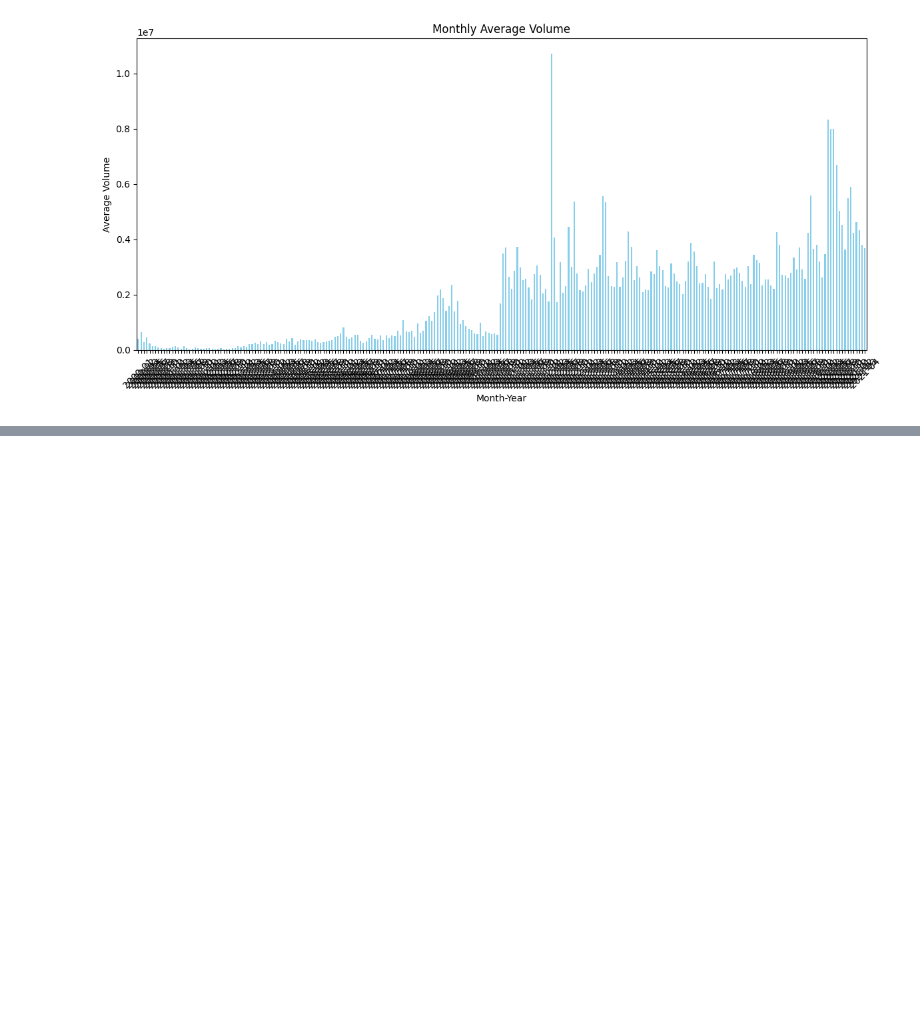
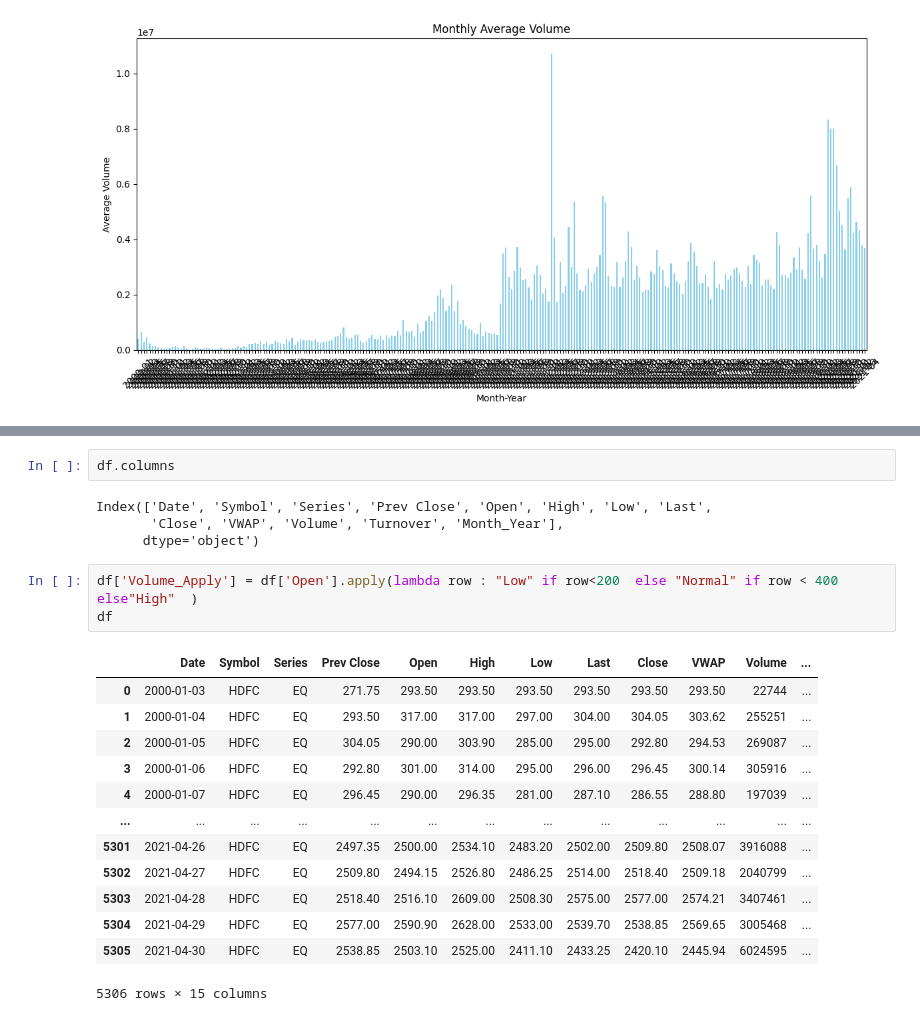
Before and after one commit to Pirate-Nirav/MachineLearning, a Jupyter notebook: pandaswithData.ipynb, the cells around one changed output, grey strips where cells are left out. Drawn from its saved outputs; the diff is of its cells as text; blank space fills up the shorter version.

```diff
--- a/pandaswithData.ipynb
+++ b/pandaswithData.ipynb
@@ -932,0 +976,23 @@ Name: Volume, Length: 256, dtype: float64
+# %%
+df.columns
+# %% [output]
+Index(['Date', 'Symbol', 'Series', 'Prev Close', 'Open', 'High', 'Low', 'Last',
+       'Close', 'VWAP', 'Volume', 'Turnover', 'Month_Year'],
+      dtype='object')
+# %%
+df['Volume_Apply'] = df['Open'].apply(lambda row : "Low" if row<200  else "Normal" if row < 400 else"High"  )
+df
+# %% [output]
+|  | Date | Symbol | Series | Prev Close | Open | High | Low | Last | Close | VWAP | Volume | ... |
+| 0 | 2000-01-03 | HDFC | EQ | 271.75 | 293.50 | 293.50 | 293.50 | 293.50 | 293.50 | 293.50 | 22744 | ... |
+| 1 | 2000-01-04 | HDFC | EQ | 293.50 | 317.00 | 317.00 | 297.00 | 304.00 | 304.05 | 303.62 | 255251 | ... |
+| 2 | 2000-01-05 | HDFC | EQ | 304.05 | 290.00 | 303.90 | 285.00 | 295.00 | 292.80 | 294.53 | 269087 | ... |
+| 3 | 2000-01-06 | HDFC | EQ | 292.80 | 301.00 | 314.00 | 295.00 | 296.00 | 296.45 | 300.14 | 305916 | ... |
+| 4 | 2000-01-07 | HDFC | EQ | 296.45 | 290.00 | 296.35 | 281.00 | 287.10 | 286.55 | 288.80 | 197039 | ... |
+| ... | ... | ... | ... | ... | ... | ... | ... | ... | ... | ... | ... | ... |
+| 5301 | 2021-04-26 | HDFC | EQ | 2497.35 | 2500.00 | 2534.10 | 2483.20 | 2502.00 | 2509.80 | 2508.07 | 3916088 | ... |
+| 5302 | 2021-04-27 | HDFC | EQ | 2509.80 | 2494.15 | 2526.80 | 2486.25 | 2514.00 | 2518.40 | 2509.18 | 2040799 | ... |
+| 5303 | 2021-04-28 | HDFC | EQ | 2518.40 | 2516.10 | 2609.00 | 2508.30 | 2575.00 | 2577.00 | 2574.21 | 3407461 | ... |
+| 5304 | 2021-04-29 | HDFC | EQ | 2577.00 | 2590.90 | 2628.00 | 2533.00 | 2539.70 | 2538.85 | 2569.65 | 3005468 | ... |
+| 5305 | 2021-04-30 | HDFC | EQ | 2538.85 | 2503.10 | 2525.00 | 2411.10 | 2433.25 | 2420.10 | 2445.94 | 6024595 | ... |
+5306 rows × 15 columns
```
Also changed, not shown: parts of 18 cells of this notebook, 3 other files.
